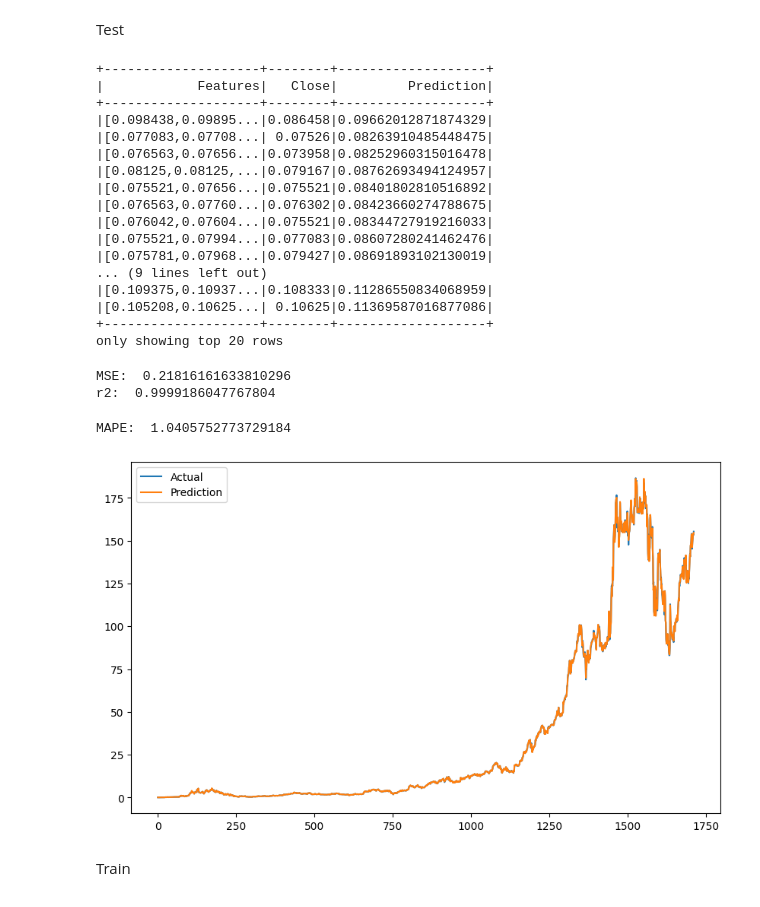
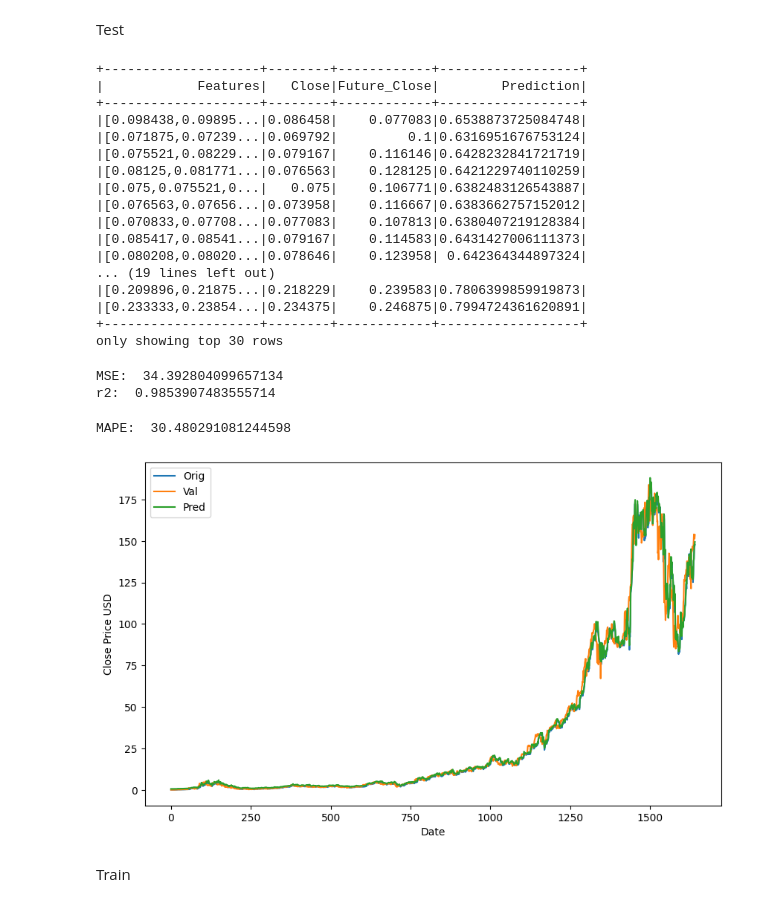
Before and after one commit to NguyenHien071202/IE212-Stock-price-prediction, a Jupyter notebook: stock-model.ipynb, the cells around one changed output. Saved outputs shown, nothing was run; the diff lists cells and outputs as text; code cells hidden in the pictures.

```diff
--- a/stock-model.ipynb
+++ b/stock-model.ipynb
@@ -104,5 +163,5 @@ output.columns
 # %%
-final_data=output.select("Date", "Features", "Close").sort("Date", ascending=True)
+final_data=output.select("Date", "Features", "Close", "Future_Close").sort("Date", ascending=True)
 # %%
 final_data.show()
 # %% [output]
@@ -135,7 +194,7 @@ Linear Regression model
 # %%
 from pyspark.ml.regression import LinearRegression
 # %%
-regressor=LinearRegression(featuresCol='Features', labelCol='Close')
+regressor=LinearRegression(featuresCol='Features', labelCol='Future_Close')
 lr_model=regressor.fit(train_data)
 # %%
 lr_model.coefficients
@@ -149,54 +208,54 @@ lr_model.intercept
 Test
 # %%
 pred_test1=lr_model.transform(test_data)
-pred_test1.select("Features", "Close", "Prediction").show()
+pred_test1.select("Features", "Close", "Future_Close", "Prediction").show(30)
 # %% [output]
-+--------------------+--------+-------------------+
-|            Features|   Close|         Prediction|
-+--------------------+--------+-------------------+
-|[0.098438,0.09895...|0.086458|0.09662012871874329|
-|[0.077083,0.07708...| 0.07526|0.08263910485448475|
-|[0.076563,0.07656...|0.073958|0.08252960315016478|
-|[0.08125,0.08125,...|0.079167|0.08762693494124957|
-|[0.075521,0.07656...|0.075521|0.08401802810516892|
-|[0.076563,0.07760...|0.076302|0.08423660274788675|
-|[0.076042,0.07604...|0.075521|0.08344727919216033|
-|[0.075521,0.07994...|0.077083|0.08607280241462476|
-|[0.075781,0.07968...|0.079427|0.08691893102130019|
-... (9 lines left out)
-|[0.109375,0.10937...|0.108333|0.11286550834068959|
-|[0.105208,0.10625...| 0.10625|0.11369587016877086|
-+--------------------+--------+-------------------+
-only showing top 20 rows
++--------------------+--------+------------+------------------+
+|            Features|   Close|Future_Close|        Prediction|
++--------------------+--------+------------+------------------+
+|[0.098438,0.09895...|0.086458|    0.077083|0.6538873725084748|
+|[0.071875,0.07239...|0.069792|         0.1|0.6316951676753124|
+|[0.075521,0.08229...|0.079167|    0.116146|0.6428232841721719|
+|[0.08125,0.081771...|0.076563|    0.128125|0.6421229740110259|
+|[0.075,0.075521,0...|   0.075|    0.106771|0.6382483126543887|
+|[0.076563,0.07656...|0.073958|    0.116667|0.6383662757152012|
+|[0.070833,0.07708...|0.077083|    0.107813|0.6380407219128384|
+|[0.085417,0.08541...|0.079167|    0.114583|0.6431427006111373|
+|[0.080208,0.08020...|0.078646|    0.123958| 0.642364344897324|
+... (19 lines left out)
+|[0.209896,0.21875...|0.218229|    0.239583|0.7806399859919873|
+|[0.233333,0.23854...|0.234375|    0.246875|0.7994724361620891|
++--------------------+--------+------------+------------------+
+only showing top 30 rows
 # %%
 from pyspark.ml.evaluation import RegressionEvaluator
 # %%
-evaluator = RegressionEvaluator(predictionCol="prediction", labelCol="Close", metricName="mse")
+evaluator = RegressionEvaluator(predictionCol="prediction", labelCol="Future_Close", metricName="mse")
 mse = evaluator.evaluate(pred_test1)
-evaluator_r2 = RegressionEvaluator(predictionCol="prediction", labelCol="Close", metricName="r2")
+evaluator_r2 = RegressionEvaluator(predictionCol="prediction", labelCol="Future_Close", metricName="r2")
 r2 = evaluator_r2.evaluate(pred_test1)
 print('MSE: ', mse, '\n' + 'r2: ', r2, '\n')
 # %% [output]
-MSE:  0.21816161633810296
-r2:  0.9999186047767804
+MSE:  34.392804099657134
+r2:  0.9853907483555714
 # %%
-pred_test1=pred_test1.withColumn("MAPE",abs(col("Close")-col("Prediction"))/col("Close"))
+pred_test1=pred_test1.withColumn("MAPE",abs(col("Future_Close")-col("Prediction"))/col("Future_Close"))
 mape = pred_test1.select(avg("MAPE")).collect()[0][0]*100
 print('MAPE: ', mape)
 # %% [output]
-MAPE:  1.0405752773729184
+MAPE:  30.480291081244598
 # %%
-pandas_df1 = pred_test1.select("Close", "Prediction").toPandas()
+pandas_df1 = pred_test1.select("Close", "Future_Close", "Prediction").toPandas()
 # %%
-import matplotlib.pyplot as plt
-
 plt.figure(figsize=(10, 6))
-plt.plot(pandas_df1['Close'], label='Actual')
-plt.plot(pandas_df1['Prediction'], label='Prediction')
-plt.legend()
+plt.xlabel('Date')
+plt.ylabel('Close Price USD')
+plt.plot(pandas_df1['Close'])
+plt.plot(pandas_df1[['Future_Close', 'Prediction']])
+plt.legend(['Orig', 'Val', 'Pred'])
 plt.show()
 # %% [output]
-[figure, old version]
+[figure, new version]
 # %% [markdown]
 Train
 # %%
```
Also changed, not shown: parts of 49 cells of this notebook, 20 other files.
